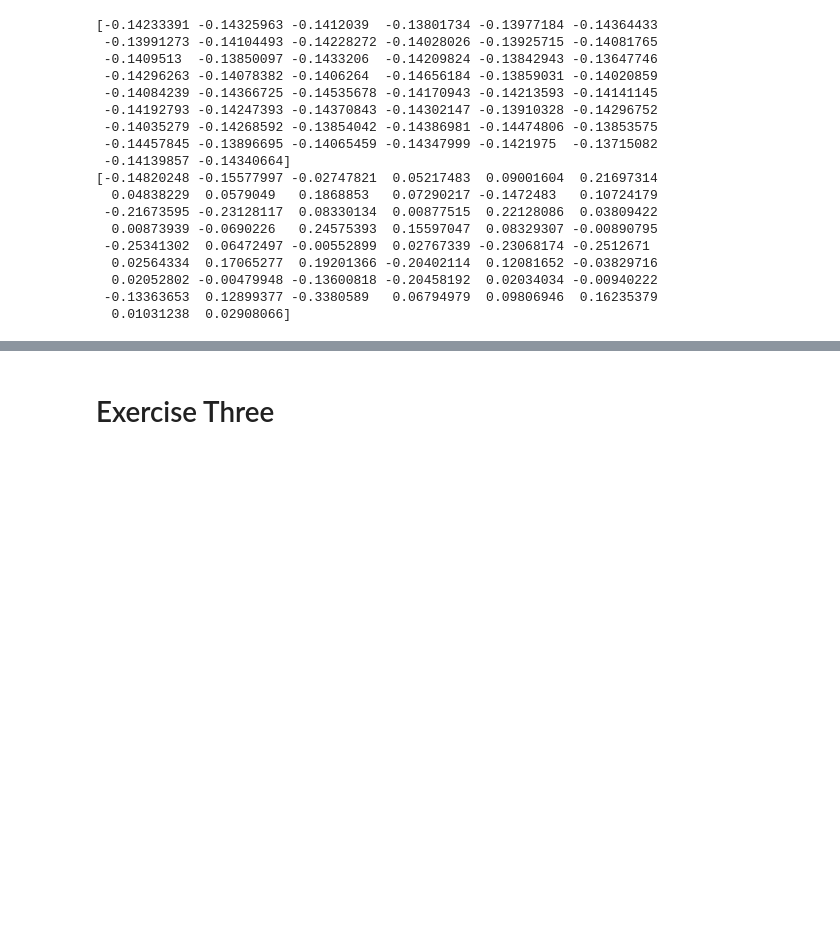
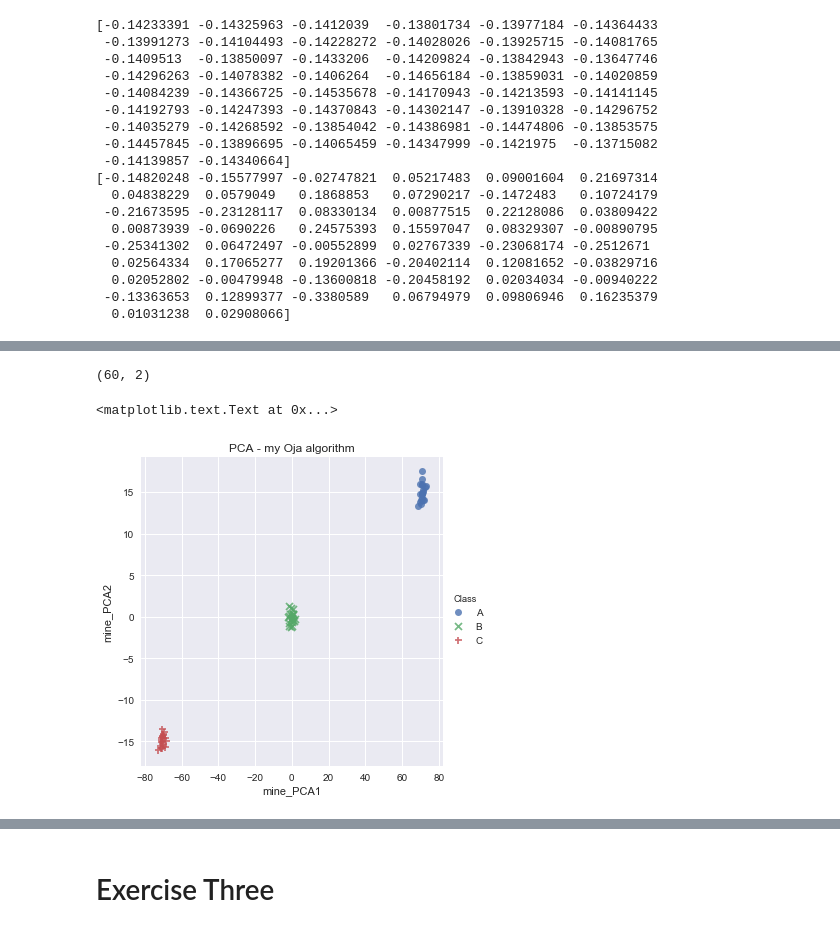
Before and after one commit to aenfield/Data558, a Jupyter notebook: Week05/EnfieldAndrew-HW5.ipynb, the cells around one changed output, grey strips where cells are left out. Cells and saved outputs as stored; diff of their text form; code cells hidden in the pictures; blank space fills up the shorter version.

Commit message:
Finished first cut/edit with all TODOs completed. Need to read text, double-check results, and fix line breaks.

```diff
--- a/Week05/EnfieldAndrew-HW5.ipynb
+++ b/Week05/EnfieldAndrew-HW5.ipynb
@@ -101,5 +121,5 @@ eta_0, t_0, epoch_count = 0.001, 2, 100
 # %%
-pca_sklearn = PCA(5, svd_solver='full')
+pca_sklearn = PCA(2, svd_solver='full')
 pca_sklearn.fit(X)
 print(pca_sklearn.components_[0])
 print(pca_sklearn.components_[1])
@@ -139,0 +149,19 @@ v1_top3_abs_mean = np.mean(np.abs(v1[:3])
+# %%
+d['mine_PCA1'] = d_values_centered.dot(pca_mine[0])
+d['mine_PCA2'] = d_values_centered.dot(pca_mine[1])
+# %%
+values_sklearn_PCA = pca_sklearn.transform(d_values_centered)
+values_sklearn_PCA.shape
+# %% [output]
+(60, 2)
+# %%
+# and add sklearn PCA values to dataframe
+d['sklearn_PCA1'] = values_sklearn_PCA[:, 0]
+d['sklearn_PCA2'] = values_sklearn_PCA[:, 1]
+# %%
+sns.lmplot("mine_PCA1", "mine_PCA2", hue="Class",
+           markers=["o","x","+"], data=d, fit_reg=False)
+sns.plt.title("PCA - my Oja algorithm")
+# %% [output]
+<matplotlib.text.Text at 0x...>
+[figure, added]
```
Also changed, not shown: parts of 43 cells of this notebook, 6 other files.
